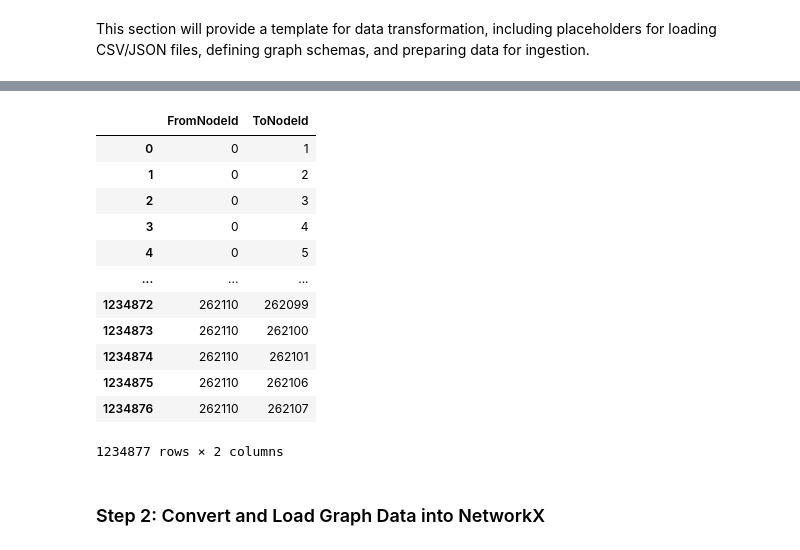
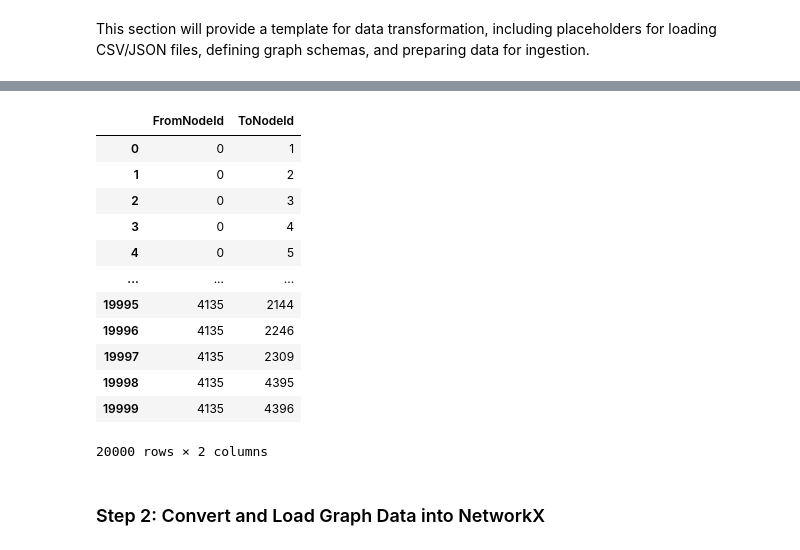
Before and after one commit to ryanaknguyen/ArangoDB-hackathon-2025, a Jupyter notebook: HackathonNotebookTemplate.ipynb, the cells around one changed output, grey strips where cells are left out. Drawn from its saved outputs; the diff is of its cells as text; code cells hidden in the pictures.

```diff
--- a/HackathonNotebookTemplate.ipynb
+++ b/HackathonNotebookTemplate.ipynb
@@ -287,31 +298,34 @@ amazon0302.txt.gz.1 100%[===================>]   4.45M  3.17MB/s    in 1.4s
 # %%
 # 2. Load the dataset into a CSV
 # Reference: https://networkx.org/nx-guides/content/exploratory_notebooks/facebook_notebook.html#analysis
 # Reference: https://pandas.pydata.org/docs/reference/api/pandas.read_csv.html
+
+# Sample the data using 20000 edges (connections)
 
 amazon = pd.read_csv(
     "./amazon0302.txt.gz",
     compression="gzip",
     sep="\t",
     skiprows=4,
+    nrows=20000,
     names=["FromNodeId", "ToNodeId"],
 )
 
 amazon
 # %% [output]
 |  | FromNodeId | ToNodeId |
 | 0 | 0 | 1 |
 | 1 | 0 | 2 |
 | 2 | 0 | 3 |
 | 3 | 0 | 4 |
 | 4 | 0 | 5 |
 | ... | ... | ... |
-| 1234872 | 262110 | 262099 |
-| 1234873 | 262110 | 262100 |
-| 1234874 | 262110 | 262101 |
-| 1234875 | 262110 | 262106 |
-| 1234876 | 262110 | 262107 |
+| 19995 | 4135 | 2144 |
+| 19996 | 4135 | 2246 |
+| 19997 | 4135 | 2309 |
+| 19998 | 4135 | 4395 |
+| 19999 | 4135 | 4396 |
-1234877 rows × 2 columns
+20000 rows × 2 columns
 # %% [markdown]
 ### Step 2: Convert and Load Graph Data into NetworkX
 # %% [markdown]
```
Also changed, not shown: parts of 9 cells of this notebook.
